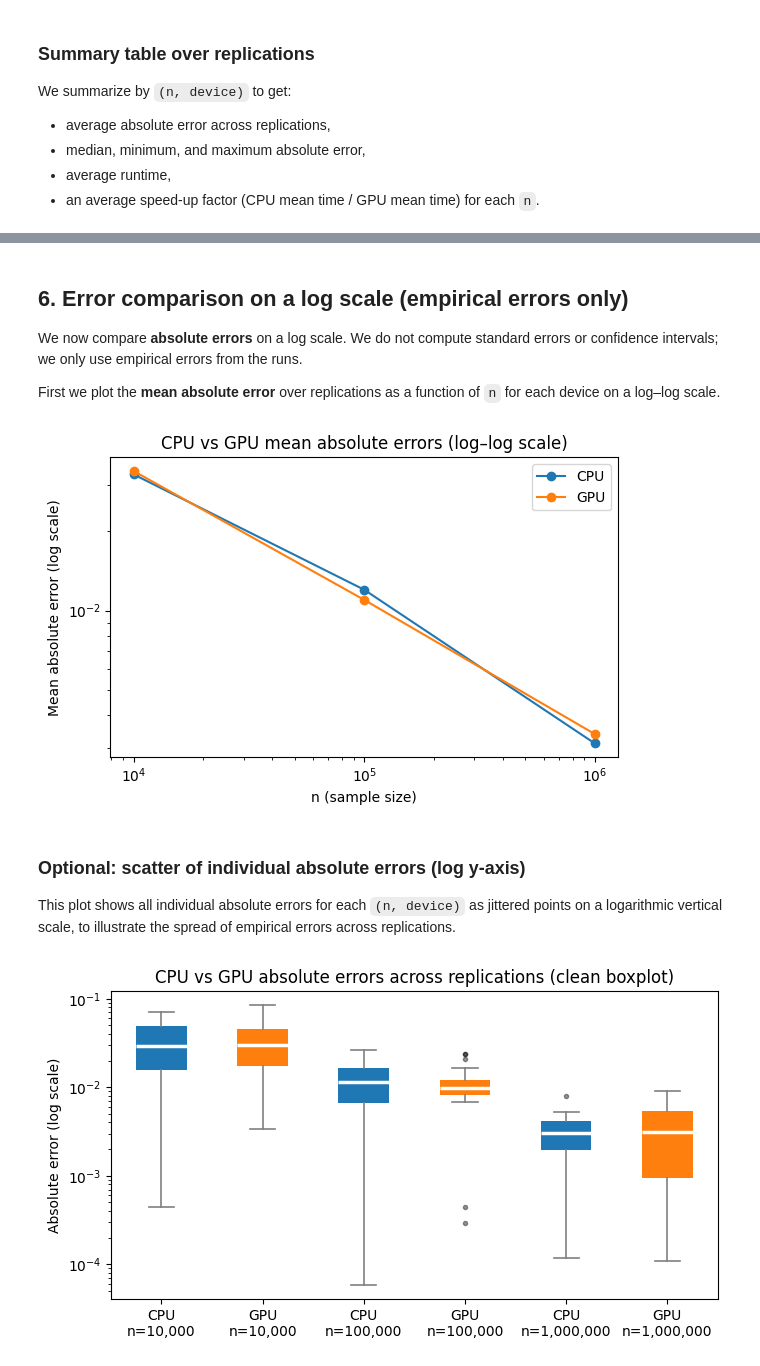
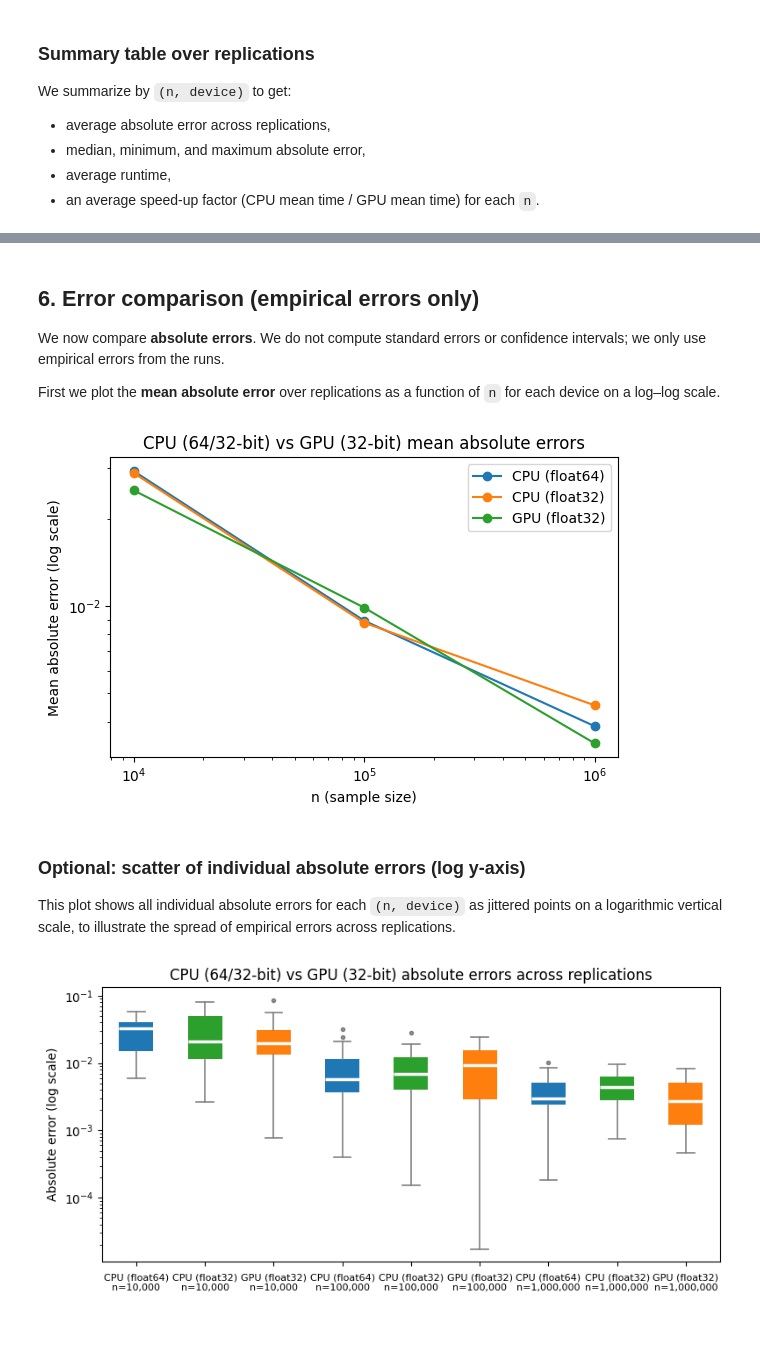
Before and after one commit to QMCSoftware/MATH565Fall2025, a Jupyter notebook: notebooks/GPU_MonteCarlo_Demo.ipynb, the cells around one changed output, grey strips where cells are left out. Drawn from its saved outputs; the diff is of its cells as text; code cells hidden in the pictures; blank space fills up the shorter version.

```diff
--- a/notebooks/GPU_MonteCarlo_Demo.ipynb
+++ b/notebooks/GPU_MonteCarlo_Demo.ipynb
@@ -97,12 +106,12 @@ def time_run(func, *args, **kwargs):
 # %%
 d = 20                 # dimension of the normal vector
 ns = [10_000, 100_000, 1_000_000]
-M = 20                 # number of replications per n (change as desired)
+R = 20                 # number of replications per n (change as desired)
 
 exact_value = 1.0
 print("Dimension d =", d)
 print("Sample sizes n =", ns)
-print("Number of replications M =", M)
+print("Number of replications R =", R)
 print("Exact value (all d):", exact_value)
 # %% [output]
 Dimension d = 20
@@ -229,7 +260,7 @@ plt.show()
 # %% [markdown]
-## 6. Error comparison on a log scale (empirical errors only)
+## 6. Error comparison (empirical errors only)
 
-We now compare **absolute errors** on a log scale. We do not compute standard errors or confidence
+We now compare **absolute errors**. We do not compute standard errors or confidence
 intervals; we only use empirical errors from the runs.
 
 First we plot the **mean absolute error** over replications as a function of `n` for each device
@@ -237,76 +268,90 @@ on a log–log scale.
 # %%
 fig, ax = plt.subplots(figsize=(6, 4))
 
-for device_name in ["CPU", "GPU"]:
+for device_name, label in [
+    ("CPU64", "CPU (float64)"),
+    ("CPU32", "CPU (float32)"),
+    ("GPU32", "GPU (float32)"),
+]:
     sub = summary[summary["device"] == device_name]
-    ax.plot(sub["n"], sub["mean_abs_error"], marker="o", label=device_name)
+    ax.plot(sub["n"], sub["mean_abs_error"], marker="o", label=label)
 
 ax.set_xscale("log")
 ax.set_yscale("log")
 ax.set_xlabel("n (sample size)")
 ax.set_ylabel("Mean absolute error (log scale)")
-ax.set_title("CPU vs GPU mean absolute errors (log–log scale)")
+ax.set_title("CPU (64/32-bit) vs GPU (32-bit) mean absolute errors")
 ax.legend()
 plt.tight_layout()
 plt.show()
 # %% [output]
-[figure, old version]
+[figure, new version]
 # %% [markdown]
 ### Optional: scatter of individual absolute errors (log y-axis)
 
 This plot shows all individual absolute errors for each `(n, device)` as jittered points on a
 logarithmic vertical scale, to illustrate the spread of empirical errors across replications.
 # %%
-fig, ax = plt.subplots(figsize=(7, 4))
+fig, ax = plt.subplots(figsize=(8, 4))
 
-# Collect data CPU-n1, GPU-n1, CPU-n2, GPU-n2, ...
+# In df_runs we now have devices: "CPU64", "CPU32", "GPU32"
+device_order = [
+    ("CPU64", "CPU (float64)"),
+    ("CPU32", "CPU (float32)"),
+    ("GPU32", "GPU (float32)"),
+]
+
 boxdata = []
 labels = []
 
 for n in ns:
-    for device_name in ["CPU", "GPU"]:
-        sub = df_runs[(df_runs["n"] == n) & (df_runs["device"] == device_name)]
+    for dev_key, dev_label in device_order:
+        sub = df_runs[(df_runs["n"] == n) & (df_runs["device"] == dev_key)]
+        if sub.empty:
+            continue  # just in case
         boxdata.append(sub["abs_error"].to_numpy())
-        labels.append(f"{device_name}\nn={n:,}")
+        labels.append(f"{dev_label}\nn={n:,}")
 
-# Colors: CPU blue, GPU orange, repeating for each n
-colors = ["tab:blue", "tab:orange"] * len(ns)
+# Colors repeating in the same order: CPU64, CPU32, GPU32 for each n
+base_colors = ["tab:blue", "tab:green", "tab:orange"]
+colors = [base_colors[i % len(base_colors)] for i in range(len(boxdata))]
 
-# Make boxplot with custom styling
 bp = ax.boxplot(
     boxdata,
     patch_artist=True,
     tick_labels=labels,
-    medianprops=dict(color="white", linewidth=2.5),   # make medians visible
+    medianprops=dict(color="white", linewidth=2.5),
     whiskerprops=dict(color="gray", linewidth=1.2),
     capprops=dict(color="gray", linewidth=1.2),
 )
 
-# Remove borders, set face colors
-for patch, color in zip(bp['boxes'], colors):
-    patch.set_edgecolor("none")     # remove black border
-    patch.set_facecolor(color)      # colored box
+# Apply multiline tick labels with improved spacing
+ax.set_xticklabels(labels, fontsize=8, rotation=0, ha="center")
+ax.tick_params(axis='x', pad=6)
 
-# Make medians match box color (more visible on colored box)
-for median, color in zip(bp['medians'], colors):
+# Style boxes and medians
+for patch, color in zip(bp["boxes"], colors):
+    patch.set_edgecolor("none")
+    patch.set_facecolor(color)
+
+for median, color in zip(bp["medians"], colors):
     median.set_color("white")
     median.set_linewidth(2.5)
 
-# Optional: reduce outlier marker size if desired
-for flier in bp['fliers']:
-    flier.set_marker('.')
+for flier in bp["fliers"]:
+    flier.set_marker(".")
     flier.set_markersize(6)
     flier.set_markerfacecolor("black")
     flier.set_alpha(0.4)
 
 ax.set_yscale("log")
 ax.set_ylabel("Absolute error (log scale)")
-ax.set_title("CPU vs GPU absolute errors across replications (clean boxplot)")
+ax.set_title("CPU (64/32-bit) vs GPU (32-bit) absolute errors across replications")
 
 plt.tight_layout()
 plt.show()
 # %% [output]
-[figure, old version]
+[figure, new version]
 # %% [markdown]
 ## 7. Discussion
 
```
Also changed, not shown: parts of 18 cells of this notebook, 4 other files.
